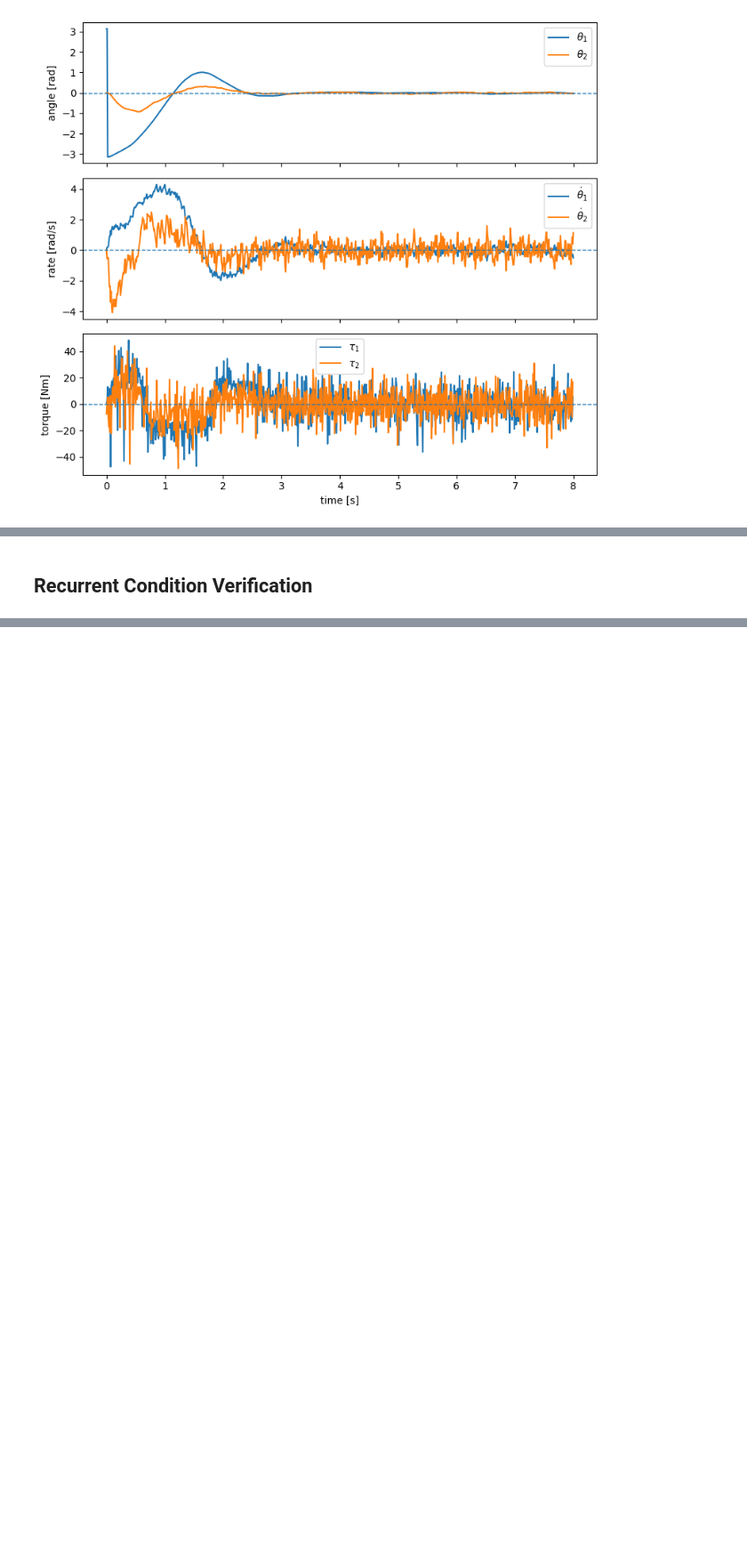
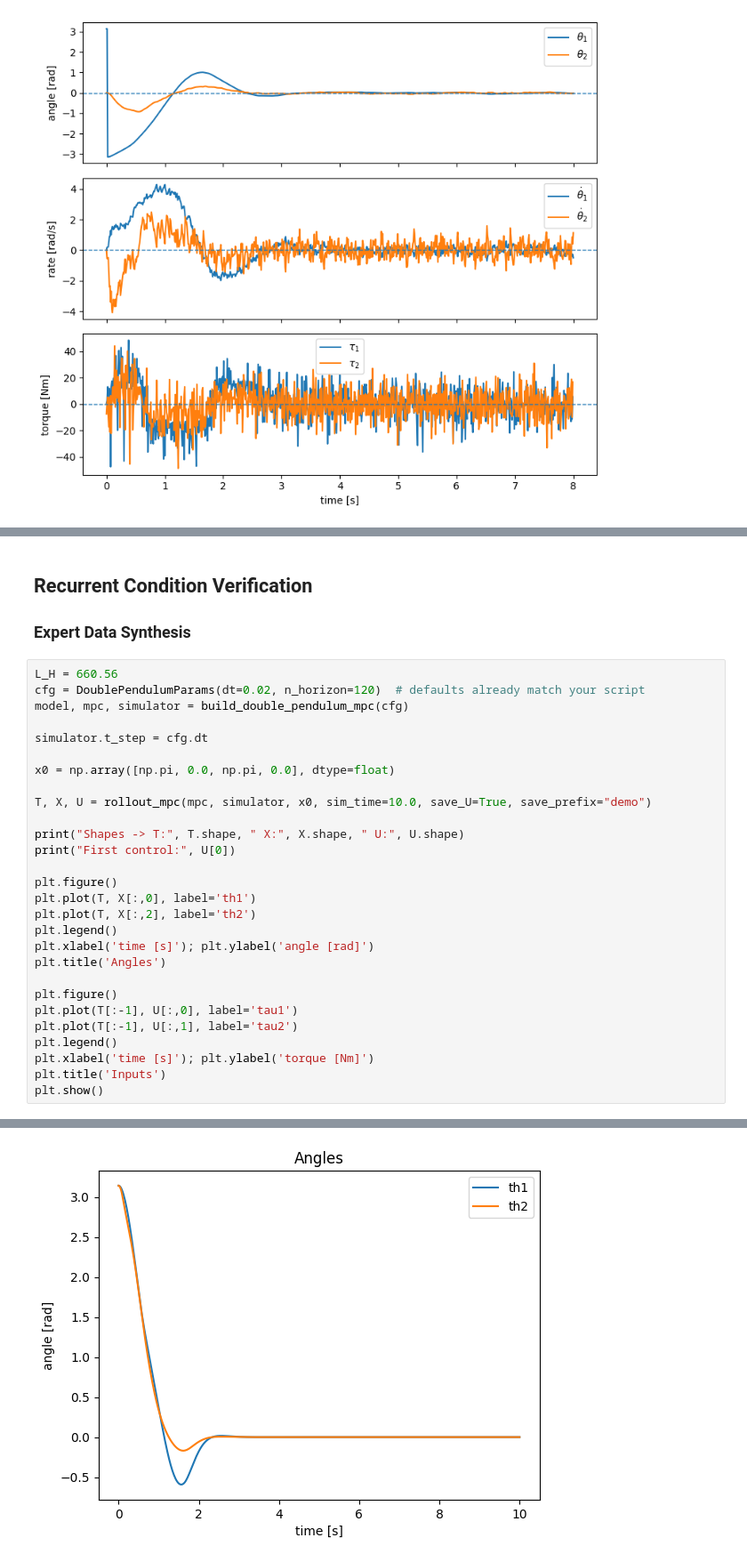
Before and after one commit to JeanLew01/Nonparameric_Hamiltonian_Systems, a Jupyter notebook: demo.ipynb, the cells around one changed output, grey strips where cells are left out. Shown at 89% size. Drawn from its saved outputs; the diff is of its cells as text; blank space fills up the shorter version.

```diff
--- a/demo.ipynb
+++ b/demo.ipynb
@@ -269,2 +271,33 @@ Variable bound vi
 # %% [markdown]
 ## Recurrent Condition Verification
+
+### Expert Data Synthesis
+# %%
+L_H = 660.56
+cfg = DoublePendulumParams(dt=0.02, n_horizon=120)  # defaults already match your script
+model, mpc, simulator = build_double_pendulum_mpc(cfg)
+
+simulator.t_step = cfg.dt
+
+x0 = np.array([np.pi, 0.0, np.pi, 0.0], dtype=float)
+
+T, X, U = rollout_mpc(mpc, simulator, x0, sim_time=10.0, save_U=True, save_prefix="demo")
+
+print("Shapes -> T:", T.shape, " X:", X.shape, " U:", U.shape)
+print("First control:", U[0])
+
+plt.figure()
+plt.plot(T, X[:,0], label='th1')
+plt.plot(T, X[:,2], label='th2')
+plt.legend()
+plt.xlabel('time [s]'); plt.ylabel('angle [rad]')
+plt.title('Angles')
+
+plt.figure()
+plt.plot(T[:-1], U[:,0], label='tau1')
+plt.plot(T[:-1], U[:,1], label='tau2')
+plt.legend()
+plt.xlabel('time [s]'); plt.ylabel('torque [Nm]')
+plt.title('Inputs')
+plt.show()
+# %% [output]
@@ -270,0 +321 @@ Variable bound vi
+[figure, added]
```
Also changed, not shown: parts of 4 cells of this notebook, 5 other files.
